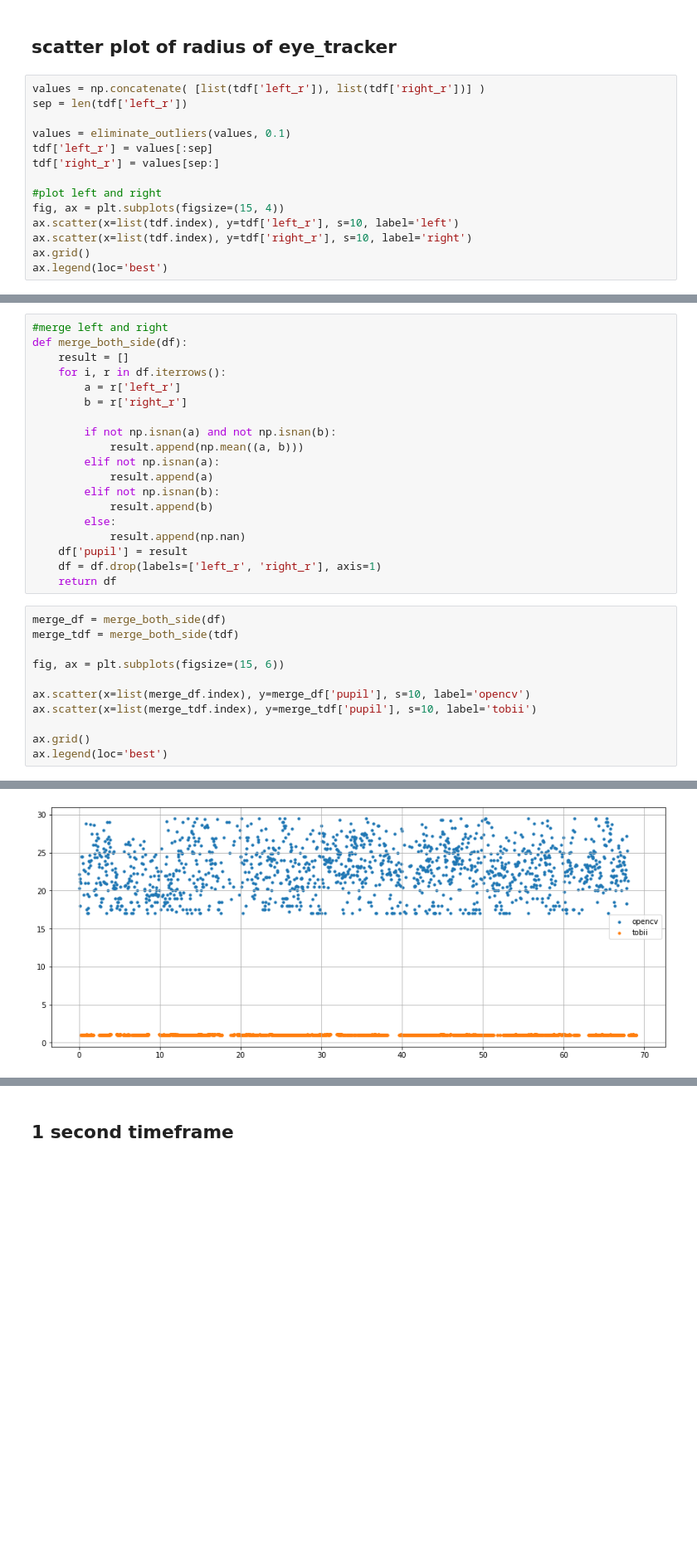
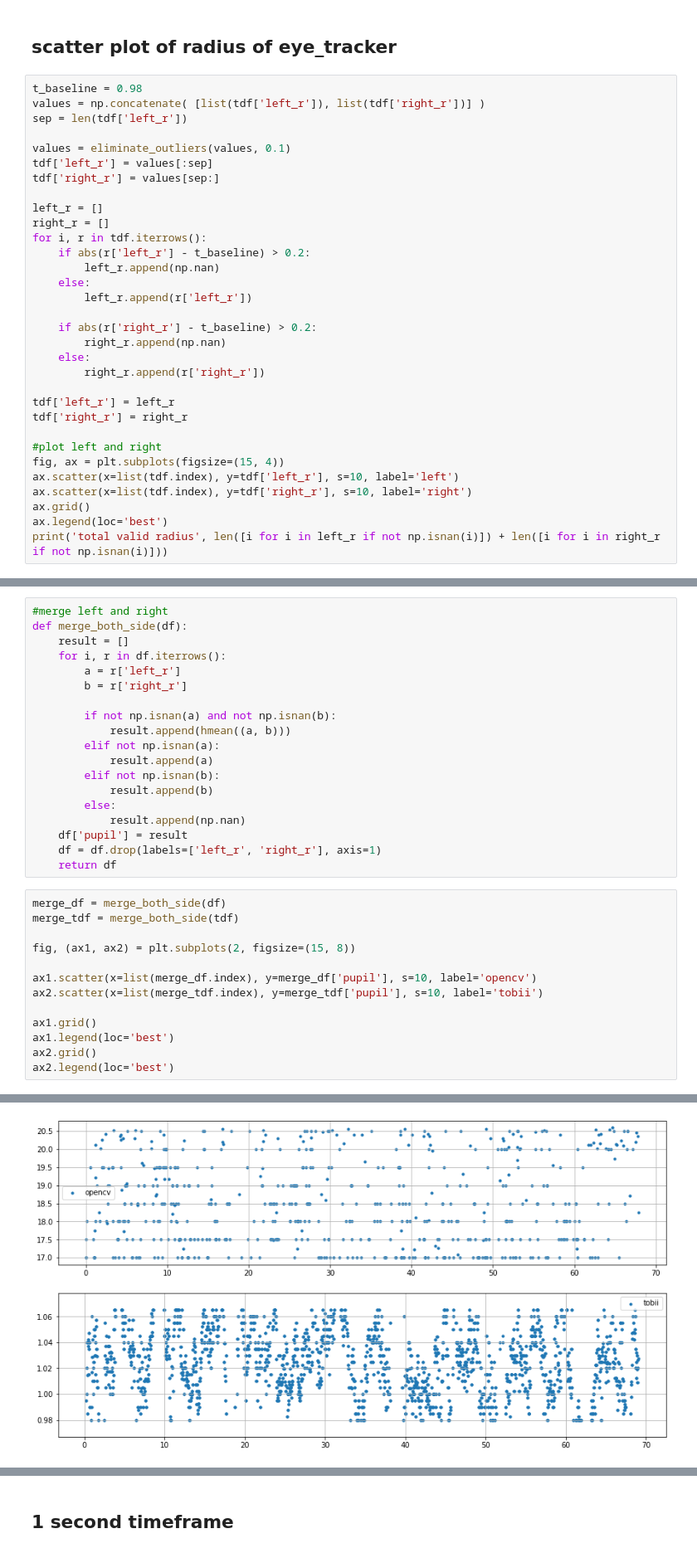
Before and after one commit to kkkkk2017/pupil_data_analysis, a Jupyter notebook: analysis_tobii_opencv_sun.ipynb, the cells around one changed output, grey strips where cells are left out. Shown at 83% size. Cells and saved outputs as stored; diff of their text form; blank space fills up the shorter version.

```diff
--- a/analysis_tobii_opencv_sun.ipynb
+++ b/analysis_tobii_opencv_sun.ipynb
@@ -151,6 +128,7 @@ total valid radius 1946
 # %% [markdown]
 ## scatter plot of radius of eye_tracker
 # %%
+t_baseline = 0.98
 values = np.concatenate( [list(tdf['left_r']), list(tdf['right_r'])] )
 sep = len(tdf['left_r'])
 
@@ -158,12 +136,29 @@ values = eliminate_outliers(values, 0.1)
 tdf['left_r'] = values[:sep]
 tdf['right_r'] = values[sep:]
 
+left_r = []
+right_r = []
+for i, r in tdf.iterrows():
+    if abs(r['left_r'] - t_baseline) > 0.2:
+        left_r.append(np.nan)
+    else:
+        left_r.append(r['left_r'])
+
+    if abs(r['right_r'] - t_baseline) > 0.2:
+        right_r.append(np.nan)
+    else:
+        right_r.append(r['right_r'])
+
+tdf['left_r'] = left_r
+tdf['right_r'] = right_r
+
 #plot left and right
 fig, ax = plt.subplots(figsize=(15, 4))
 ax.scatter(x=list(tdf.index), y=tdf['left_r'], s=10, label='left')
 ax.scatter(x=list(tdf.index), y=tdf['right_r'], s=10, label='right')
 ax.grid()
 ax.legend(loc='best')
+print('total valid radius', len([i for i in left_r if not np.isnan(i)]) + len([i for i in right_r if not np.isnan(i)]))
 # %% [output]
 before 8296
 lower 0.9775 0.985 1.06 upper 1.0675000000000001
@@ -179,7 +175,7 @@ def merge_both_side(df):
         b = r['right_r']
 
         if not np.isnan(a) and not np.isnan(b):
-            result.append(np.mean((a, b)))
+            result.append(hmean((a, b)))
         elif not np.isnan(a):
             result.append(a)
         elif not np.isnan(b):
@@ -192,17 +188,19 @@ def merge_both_side(df):
 # %%
 merge_df = merge_both_side(df)
 merge_tdf = merge_both_side(tdf)
 
-fig, ax = plt.subplots(figsize=(15, 6))
+fig, (ax1, ax2) = plt.subplots(2, figsize=(15, 8))
 
-ax.scatter(x=list(merge_df.index), y=merge_df['pupil'], s=10, label='opencv')
-ax.scatter(x=list(merge_tdf.index), y=merge_tdf['pupil'], s=10, label='tobii')
+ax1.scatter(x=list(merge_df.index), y=merge_df['pupil'], s=10, label='opencv')
+ax2.scatter(x=list(merge_tdf.index), y=merge_tdf['pupil'], s=10, label='tobii')
 
-ax.grid()
-ax.legend(loc='best')
+ax1.grid()
+ax1.legend(loc='best')
+ax2.grid()
+ax2.legend(loc='best')
 # %% [output]
 <matplotlib.legend.Legend at 0x...>
-[figure, old version]
+[figure, new version]
 # %%
 def normalise(df):
     result = {}
```
Also changed, not shown: parts of 18 cells of this notebook, 3 other files.
